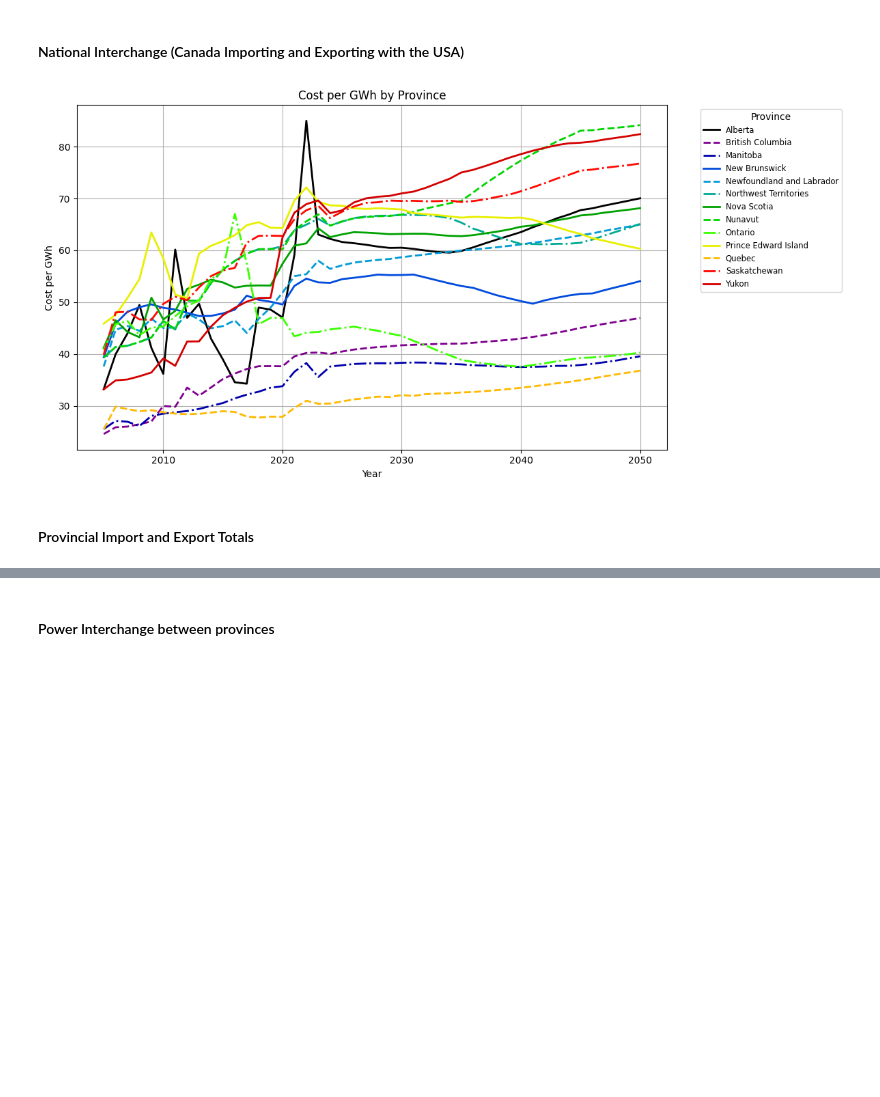
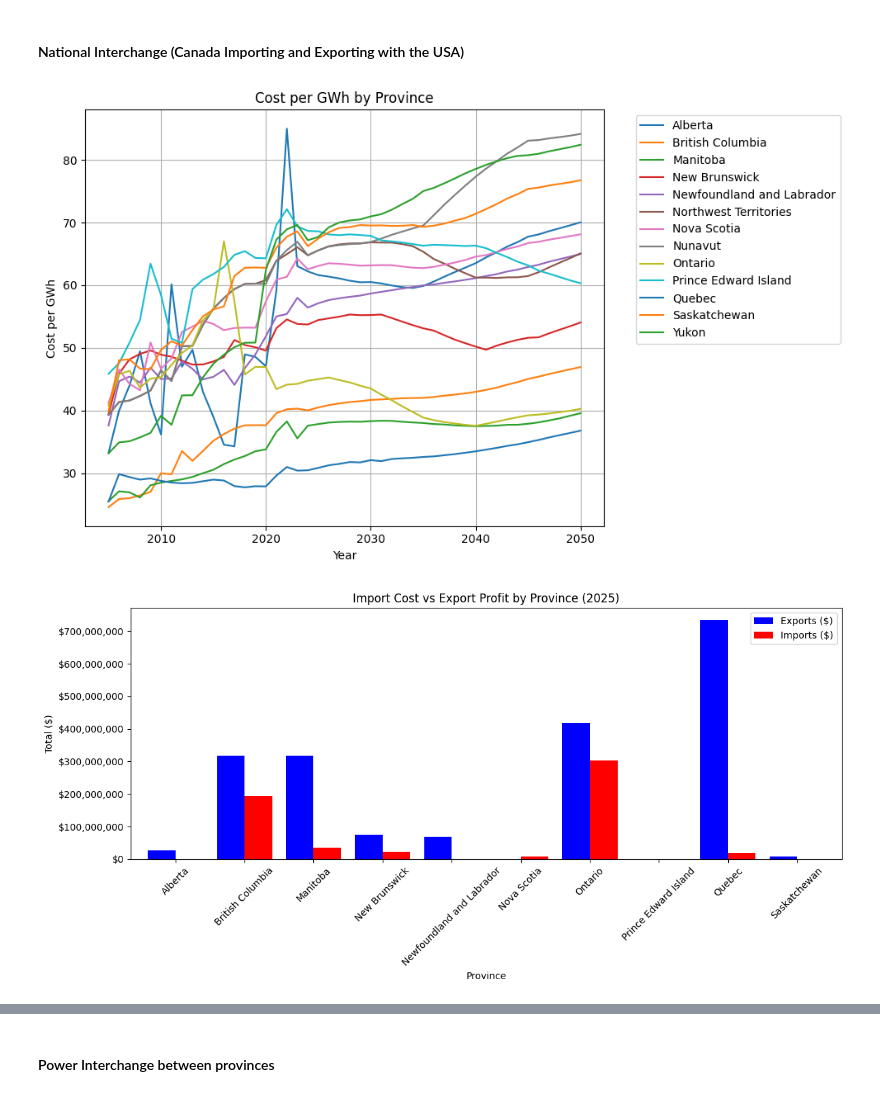
Before and after one commit to wross9959/Canada_Energy_Project, a Jupyter notebook: notebooks/main.ipynb, the cells around one changed output, grey strips where cells are left out. Cells and saved outputs as stored; diff of their text form; code cells hidden in the pictures; blank space fills up the shorter version.

```diff
--- a/notebooks/main.ipynb
+++ b/notebooks/main.ipynb
@@ -563,58 +541,69 @@ if display_lineChar_GHw_per_Capita:
 # get the total exports by province
 def get_total_national_imports(df, year=2025):
     total_imports = df[df["Year"] == year].copy()
     total_imports = total_imports[total_imports["Energy_Type"] == "Imports"]
     total_imports = total_imports.groupby("Province", as_index=False).agg({"GWh": "sum"})
     total_imports = total_imports.rename(columns={"GWh": "Total_Imports"})
     return total_imports
 
 # get the total imports by province
 def get_total_national_exports(df, year=2025):
     total_exports = df[df["Year"] == year].copy()
     total_exports = total_exports[total_exports["Energy_Type"] == "Exports"]
     total_exports = total_exports.groupby("Province", as_index=False).agg({"GWh": "sum"})
     total_exports = total_exports.rename(columns={"GWh": "Total_Exports"})
     return total_exports
 
 # National stuff
 national_exports = get_total_national_exports(power_interchange_df, year=year_filter)
 national_imports = get_total_national_imports(power_interchange_df, year=year_filter)
 national_import_export = pd.merge(national_exports, national_imports, on="Province", how="outer")
 
-
-
 # per province prices (cause some provinces produce cheaper energy like quebec)
 def get_Price_by_Province(df_prices, year=year_filter):
     total_dollars = df_prices[df_prices["Energy_Type"] == "Electricity"].copy()
     return total_dollars
+
+# plot data
 province_energy_prices = get_Price_by_Province(power_prices_df, year=year_filter)
 pivot = province_energy_prices.pivot(index="Year", columns="Province", values="GWh")
-
-# Apply distinct color scheme and line formatting
-num_provinces = len(pivot.columns)
-cmap = plt.get_cmap("nipy_spectral")
-colors = [cmap(i / num_provinces) for i in range(num_provinces)]
-linestyles = ['-', '--', '-.']
-
-fig, ax = plt.subplots(figsize=(12, 6))
-for i, province in enumerate(pivot.columns):
-    ax.plot(
-        pivot.index,
-        pivot[province],
-        label=province,
-        color=colors[i],
-        linestyle=linestyles[i % len(linestyles)],
-        linewidth=2
-    )
-
-ax.set_title("Cost per GWh by Province")
-ax.set_xlabel("Year")
-ax.set_ylabel("Cost per GWh")
-ax.grid(True)
-ax.legend(bbox_to_anchor=(1.05, 1), loc="upper left", fontsize="small", title="Province")
+pivot.plot(kind="line", grid=True, figsize=(10, 6), title="Cost per GWh by Province", linewidth=1.5)
+plt.legend(bbox_to_anchor=(1.05, 1), loc="upper left")
+plt.xlabel("Year")
+plt.ylabel("Cost per GWh")
 plt.tight_layout()
 plt.show()
+
+
+
+exports_total_profit = get_prices(power_prices_df, national_import_export, filter_import_export="Total_Exports", year=year_filter)
+imports_total_cost = get_prices(power_prices_df, national_import_export, filter_import_export="Total_Imports", year=year_filter)
+
+
+combined_trade = pd.merge(
+    exports_total_profit.rename(columns={"Total_Profit": "Exports ($)"}),
+    imports_total_cost.rename(columns={"Total_Profit": "Imports ($)"}),
+    on="Province",
+    how="outer"
+).fillna(0)
+
+# canada was shown didnt want it
+combined_trade = combined_trade[combined_trade["Province"] != "Canada"]
+
+ax = combined_trade.plot(
+    x="Province",
+    kind="bar",
+    figsize=(12, 6),
+    color=["blue", "red"],
+    width=0.8,
+    title="Import Cost vs Export Profit by Province (2025)"
+)
+
+plt.ylabel("Total ($)")
+ax.yaxis.set_major_formatter(ticker.StrMethodFormatter('${x:,.0f}'))
+plt.xticks(rotation=45)
+plt.tight_layout()
+plt.show()
 # %% [output]
-[figure, old version]
+[figure, new version]
+[figure, added]
-# %% [markdown]
-#### Provincial Import and Export Totals
```
Also changed, not shown: parts of 2 cells of this notebook.
